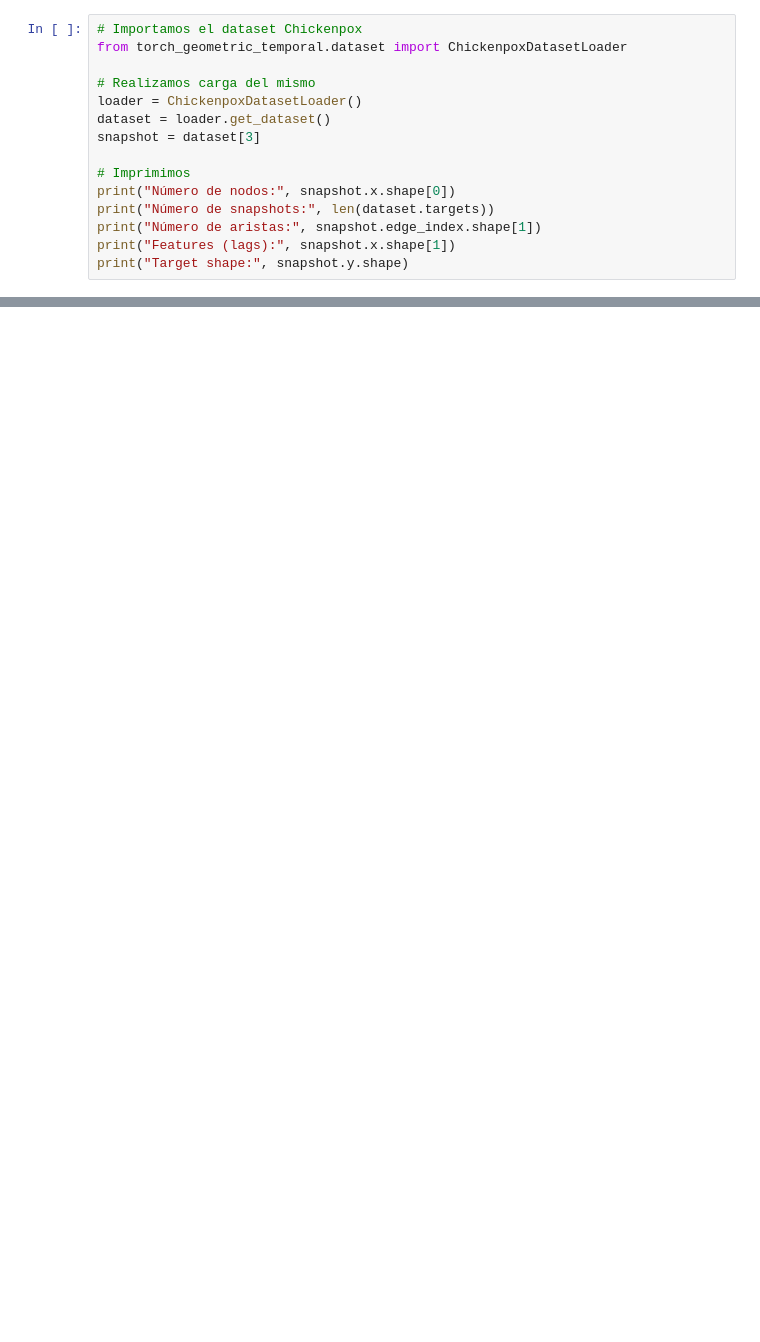
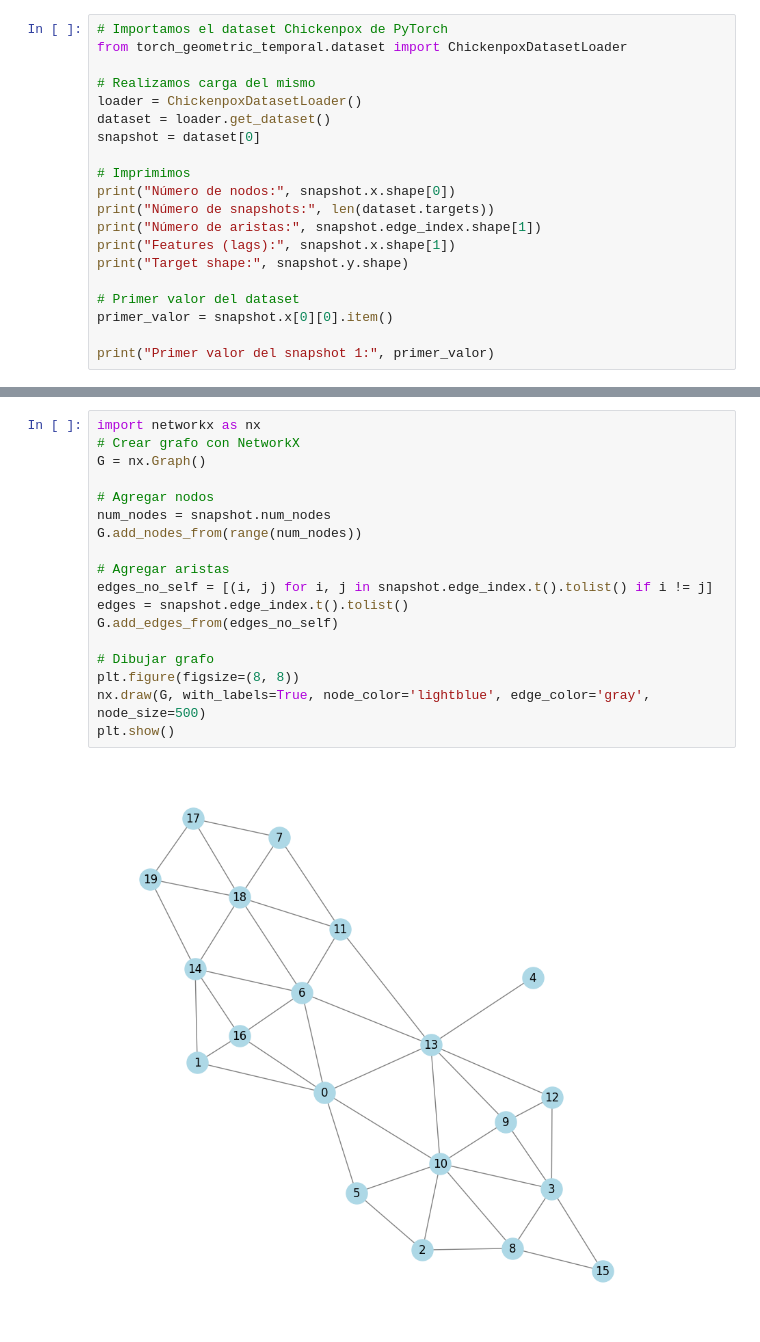
Before and after one commit to crisru2905/TG---Spatiotemporal-Graph, a Jupyter notebook: exploration-dataset.ipynb, the cells around one changed output, grey strips where cells are left out. Drawn from its saved outputs; the diff is of its cells as text; blank space fills up the shorter version.

Commit message:
Kaggle Notebook | exploration_dataset | Version 3

```diff
--- a/exploration-dataset.ipynb
+++ b/exploration-dataset.ipynb
@@ -29,11 +19,11 @@ Successfully installed nvidia-cublas-cu12-12.4.5.8 nvidia-cuda-cupti-cu12-12.4.1
 # %%
-# Importamos el dataset Chickenpox
+# Importamos el dataset Chickenpox de PyTorch
 from torch_geometric_temporal.dataset import ChickenpoxDatasetLoader
 
 # Realizamos carga del mismo
 loader = ChickenpoxDatasetLoader()
 dataset = loader.get_dataset()
-snapshot = dataset[3]
+snapshot = dataset[0]
 
 # Imprimimos
 print("Número de nodos:", snapshot.x.shape[0])
@@ -41,6 +31,11 @@ print("Número de snapshots:", len(dataset.targets))
 print("Número de aristas:", snapshot.edge_index.shape[1])
 print("Features (lags):", snapshot.x.shape[1])
 print("Target shape:", snapshot.y.shape)
+
+# Primer valor del dataset
+primer_valor = snapshot.x[0][0].item()
+
+print("Primer valor del snapshot 1:", primer_valor)
 # %% [output]
 Número de nodos: 20
 Número de snapshots: 517
@@ -185,0 +297,20 @@ tensor([[ 0,  0,  0,  0,  0,  0,  0,  1,  1,  1,  1,  2,  2,  2,  2,  3,  3,  3,
+# %%
+import networkx as nx
+# Crear grafo con NetworkX
+G = nx.Graph()
+
+# Agregar nodos
+num_nodes = snapshot.num_nodes
+G.add_nodes_from(range(num_nodes))
+
+# Agregar aristas
+edges_no_self = [(i, j) for i, j in snapshot.edge_index.t().tolist() if i != j]
+edges = snapshot.edge_index.t().tolist()
+G.add_edges_from(edges_no_self)
+
+# Dibujar grafo
+plt.figure(figsize=(8, 8))
+nx.draw(G, with_labels=True, node_color='lightblue', edge_color='gray', node_size=500)
+plt.show()
+# %% [output]
+[figure, added]
```
Also changed, not shown: parts of 29 cells of this notebook.
